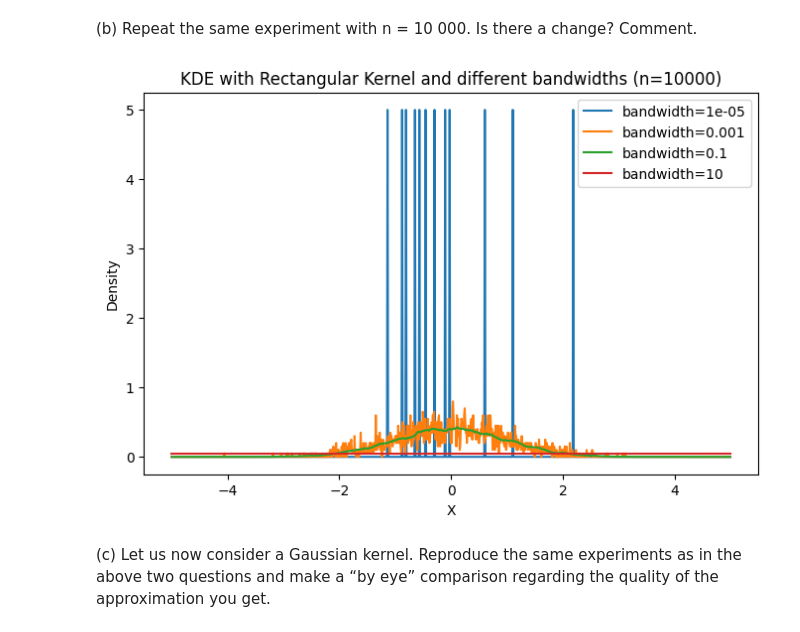
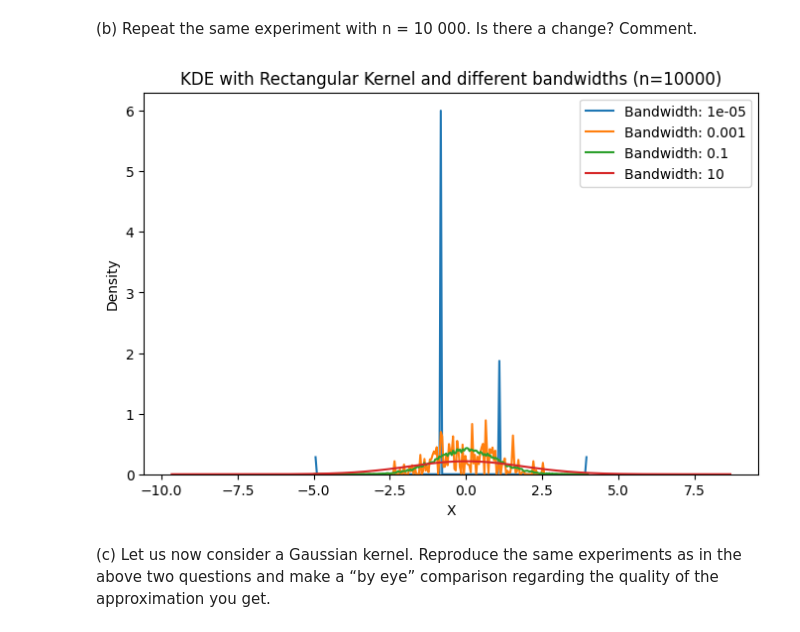
Before and after one commit to doubavitch/hw2_fds, a Jupyter notebook: Exercise 1 Duchossois.ipynb, the cells around one changed output. Cells and saved outputs as stored; diff of their text form; code cells hidden in the pictures.

```diff
--- a/Exercise 1 Duchossois.ipynb
+++ b/Exercise 1 Duchossois.ipynb
@@ -14,17 +19,11 @@ What do you see?
 def KDE_rectangle_plot(X, n):
     # Bandwidth values
     H = [10**(-5), 10**(-3), 10**(-1), 10]
+
     # Compute and plot KDE for each bandwidth value
     plt.figure(figsize=(8, 5))
     for i, h in enumerate(H):
-        # Compute KDE
-        kde = KernelDensity(bandwidth=h, kernel='tophat')
-        kde.fit(X)
-        log_dens = kde.score_samples(np.linspace(-5, 5, 1000).reshape(-1, 1))
-        y_vals = np.exp(log_dens)
-
-        # Plot
-        plt.plot(np.linspace(-5, 5, 1000), y_vals, label=f'bandwidth={h}')
+      sns.kdeplot(X, bw_adjust=h, kernel='tophat', label=f'Bandwidth: {h}')
 
     plt.title(f'KDE with Rectangular Kernel and different bandwidths (n={n})')
     plt.xlabel('X')
@@ -34,7 +33,7 @@ def KDE_rectangle_plot(X, n):
 
 # Draw one realization of n = 100 independent random variables X1,...,Xn from a standard Gaussian distribution N(0,1)
 n = 100
-X = np.random.randn(n).reshape(-1, 1)
+X = np.random.normal(0, 1, n)
 
 # Compute and plot the KDE
 KDE_rectangle_plot(X, n)
@@ -42,0 +42,23 @@ KDE_rectangle_plot(X, n)
+# %%
+# Define a function to compute and plot the KDE of a given realisation X with a kernel K = 1[−1,1]/2
+def KDE_rectangle_plot(X, n):
+    # Bandwidth values
+    H = [10**(-5), 10**(-3), 10**(-1), 10]
+
+    # Compute and plot KDE for each bandwidth value
+    plt.figure(figsize=(8, 5))
+    for i, h in enumerate(H):
+      sns.kdeplot(X, bw_adjust=h, kernel='tophat', label=f'Bandwidth: {h}')
+
+    plt.title(f'KDE with Rectangular Kernel and different bandwidths (n={n})')
+    plt.xlabel('X')
+    plt.ylabel('Density')
+    plt.legend()
+    plt.show()
+
+# Draw one realization of n = 100 independent random variables X1,...,Xn from a standard Gaussian distribution N(0,1)
+n = 100
+X = np.random.normal(0, 1, n)
+
+# Compute and plot the KDE
+KDE_rectangle_plot(X, n)
@@ -44,11 +68,11 @@ KDE_rectangle_plot(X, n)
 (b) Repeat the same experiment with n = 10 000. Is there a change? Comment.
 # %%
 n_2 = 10000
-X_2 = np.random.randn(n_2).reshape(-1, 1)
+X_2 = np.random.normal(0, 1, n_2)
 
 KDE_rectangle_plot(X_2,n_2)
 # %% [output]
-[figure, old version]
+[figure, new version]
 # %% [markdown]
 (c) Let us now consider a Gaussian kernel.
 Reproduce the same experiments as in the above two questions and make a “by eye” comparison regarding the quality of the approximation you get.
```
Also changed, not shown: parts of 13 cells of this notebook.
